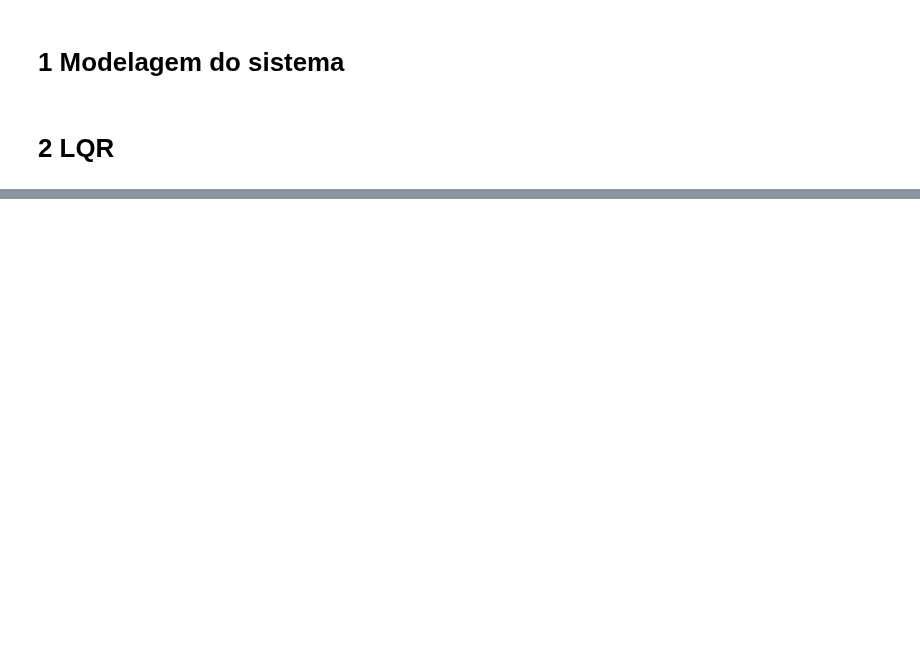
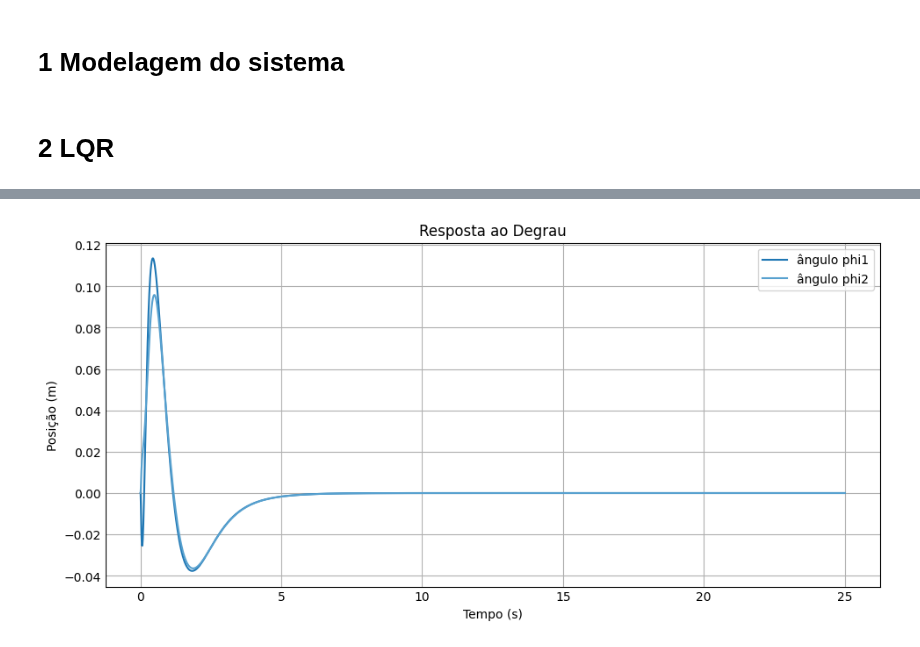
Before and after one commit to thebrendonbarbosa/Projeto_TCC_DPI_Thalyson, a Jupyter notebook: scripts/Controladores/LQR/LQR_duplo_pêndulo.ipynb, the cells around one changed output, grey strips where cells are left out. Cells and saved outputs as stored; diff of their text form; code cells hidden in the pictures; blank space fills up the shorter version.

```diff
--- a/scripts/Controladores/LQR/LQR_duplo_pêndulo.ipynb
+++ b/scripts/Controladores/LQR/LQR_duplo_pêndulo.ipynb
@@ -125,0 +114,15 @@ plt.show()
+# %%
+altura = 4
+largura = 9
+subplots = plt.subplots(1, 1, figsize=(largura, altura))
+#subplots[1].plot(t,d[0][0], label='x')
+subplots[1].plot(s,p[1][0], label='ângulo phi1')
+subplots[1].plot(s,p[2][0], label='ângulo phi2')
+subplots[1].set_title('Resposta ao Degrau')
+subplots[1].set_xlabel('Tempo (s)')
+subplots[1].set_ylabel('Posição (m)')
+subplots[1].grid(True)
+subplots[1].legend()
+plt.show()
+# %% [output]
+[figure, added]
```
Also changed, not shown: parts of 5 cells of this notebook.
